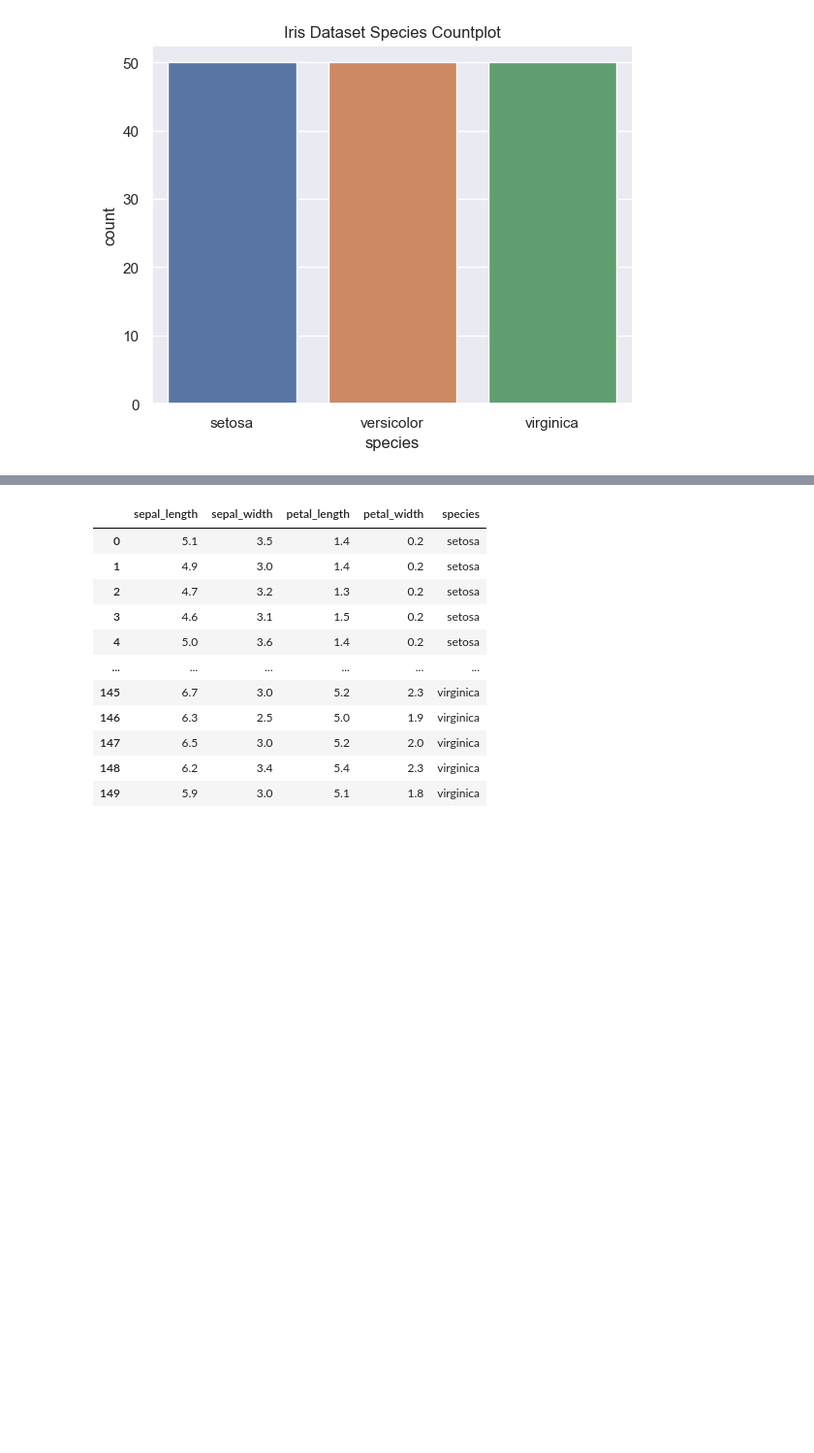
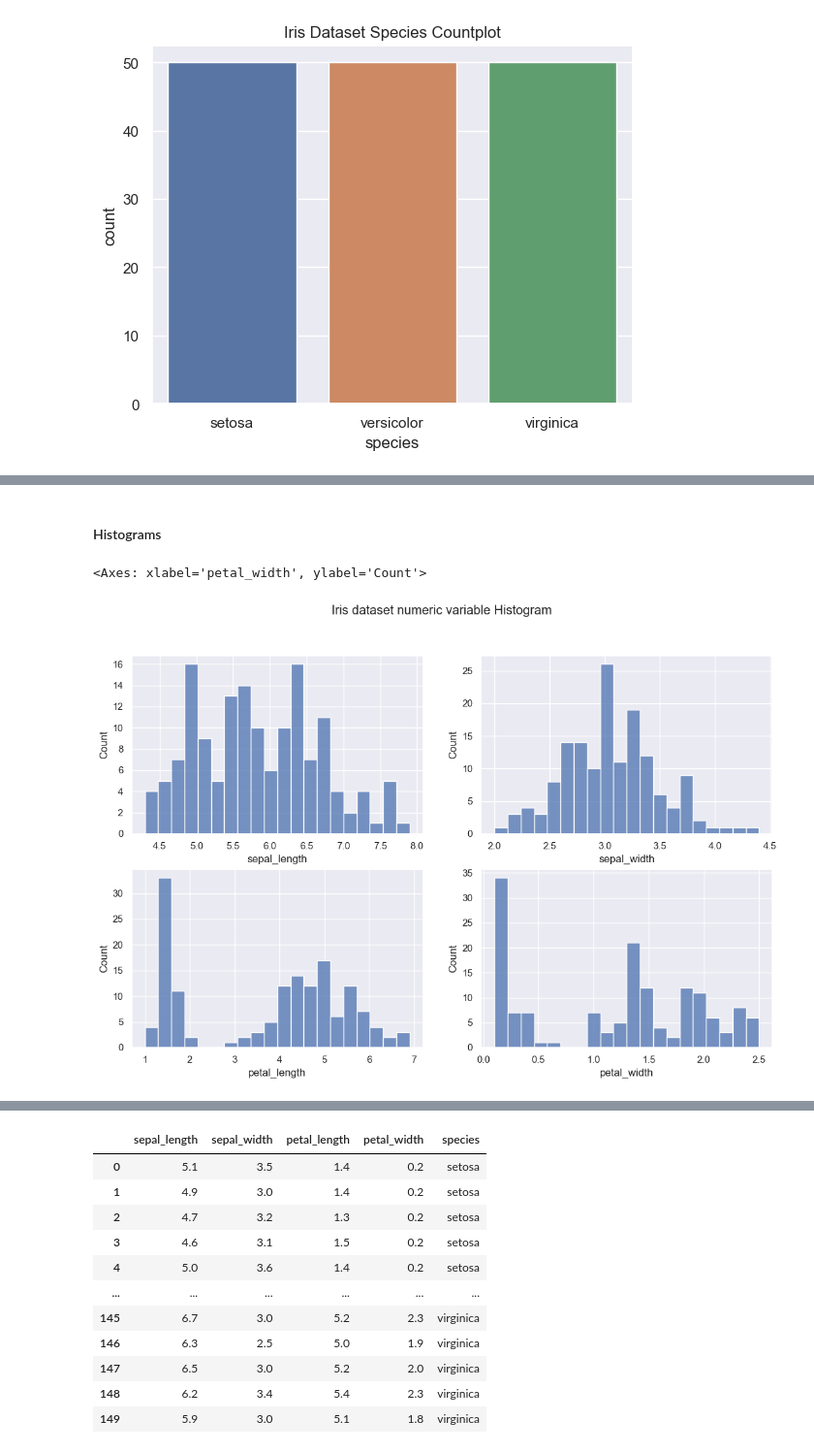
Before and after one commit to Gtalen/pands-project, a Jupyter notebook: iris.ipynb, the cells around one changed output, grey strips where cells are left out. Shown at 97% size. Drawn from its saved outputs; the diff is of its cells as text; code cells hidden in the pictures; blank space fills up the shorter version.

```diff
--- a/iris.ipynb
+++ b/iris.ipynb
@@ -178 +182,16 @@ Text(0.5, 1.0, 'Iris Dataset Species Countplot')
+# %% [markdown]
+#### Histograms
+# %%
+#creating a histogram for the numeric variables
+fig, ax = plt.subplots(2, 2, figsize = (13, 8))
+fig.suptitle ('Iris dataset numeric variable Histogram')
+
+# Setting up the subplots
+sns.histplot(data=iris_data, x='sepal_length', bins = 20, ax = ax [0, 0])
+sns.histplot(data=iris_data, x='sepal_width', bins= 20, ax = ax [0, 1])
+sns.histplot(data=iris_data, x='petal_length', bins=20, ax = ax [1, 0])
+sns.histplot(data=iris_data, x='petal_width', bins=20, ax = ax [1, 1])
+# %% [output]
+<Axes: xlabel='petal_width', ylabel='Count'>
+[figure, added]
 # %%
```
Also changed, not shown: parts of 70 cells of this notebook, 12 other files.
